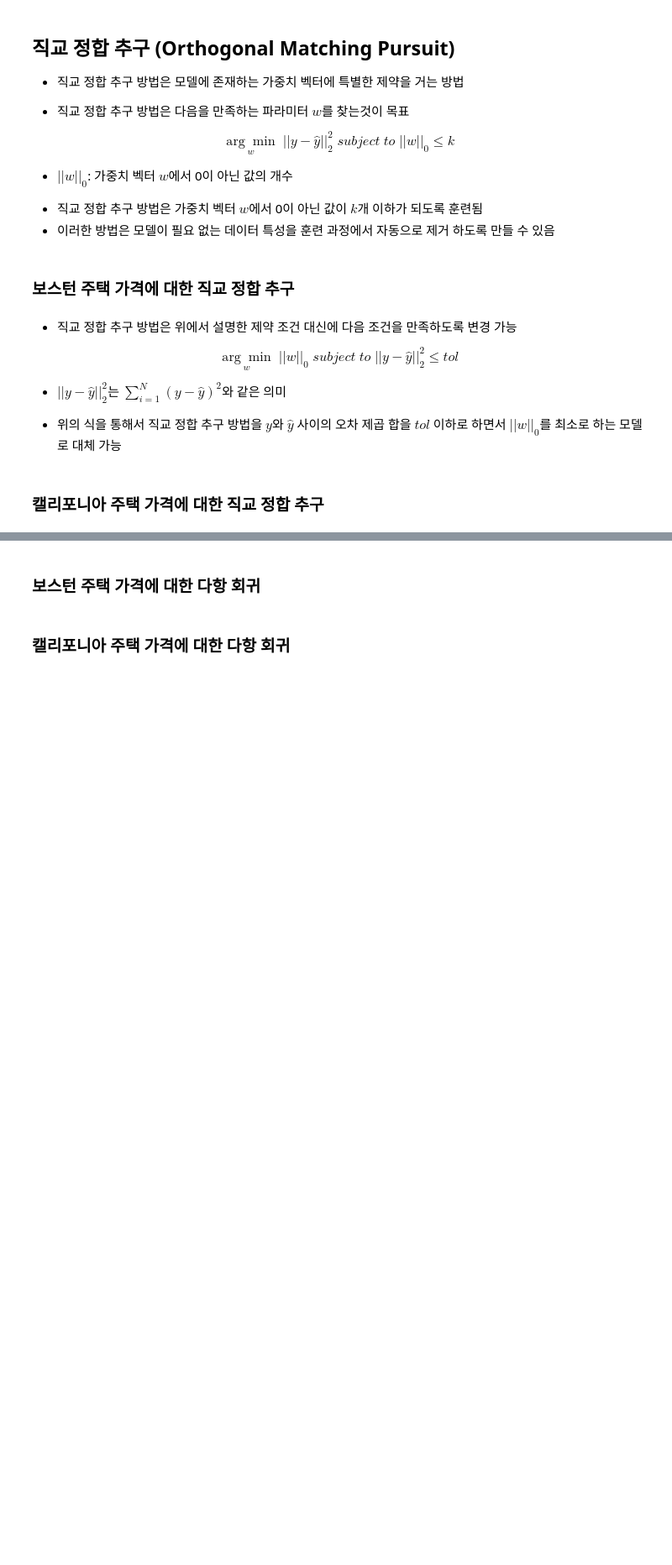
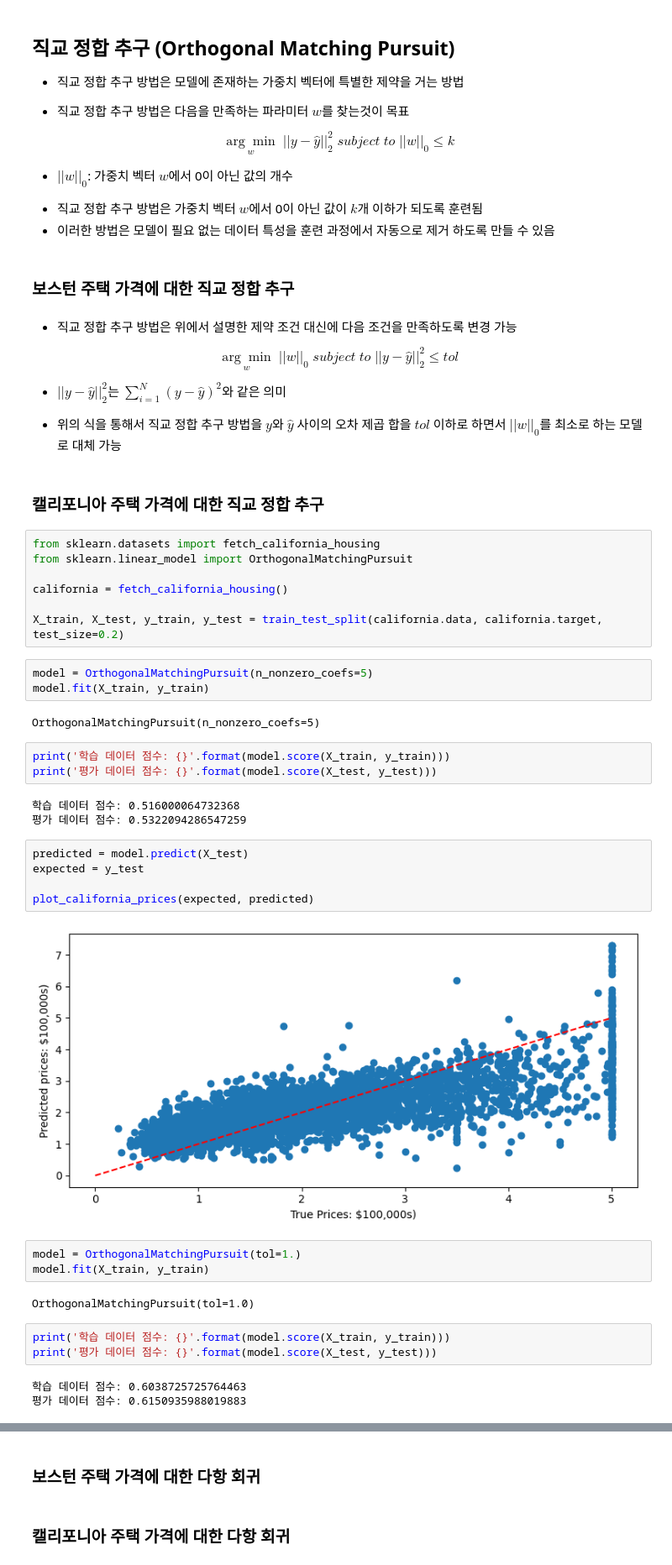
Before and after one commit to kwanization/Machine_Learning_Study, a Jupyter notebook: _3_선형_모델(Linear_Models).ipynb, the cells around one changed output, grey strips where cells are left out. Shown at 84% size. Saved outputs shown, nothing was run; the diff lists cells and outputs as text; blank space fills up the shorter version.

```diff
--- a/_3_선형_모델(Linear_Models).ipynb
+++ b/_3_선형_모델(Linear_Models).ipynb
@@ -467,3 +517,39 @@ ElasticMSE = \frac{1}{N} \sum_{i=1}^{N} (y_i - \hat{y}_i) + \alpha \rho \sum_{i=
 * 위의 식을 통해서 직교 정합 추구 방법을 $y$와 $\hat{y}$ 사이의 오차 제곱 합을 $tol$ 이하로 하면서 $||w||_0$를 최소로 하는 모델로 대체 가능
 # %% [markdown]
 ### 캘리포니아 주택 가격에 대한 직교 정합 추구
+# %%
+from sklearn.datasets import fetch_california_housing
+from sklearn.linear_model import OrthogonalMatchingPursuit
+
+california = fetch_california_housing()
+
+X_train, X_test, y_train, y_test = train_test_split(california.data, california.target, test_size=0.2)
+# %%
+model = OrthogonalMatchingPursuit(n_nonzero_coefs=5)
+model.fit(X_train, y_train)
+# %% [output]
+OrthogonalMatchingPursuit(n_nonzero_coefs=5)
+# %%
+print('학습 데이터 점수: {}'.format(model.score(X_train, y_train)))
+print('평가 데이터 점수: {}'.format(model.score(X_test, y_test)))
+# %% [output]
+학습 데이터 점수: 0.516000064732368
+평가 데이터 점수: 0.5322094286547259
+# %%
+predicted = model.predict(X_test)
+expected = y_test
+
+plot_california_prices(expected, predicted)
+# %% [output]
+[figure, added]
+# %%
+model = OrthogonalMatchingPursuit(tol=1.)
+model.fit(X_train, y_train)
+# %% [output]
+OrthogonalMatchingPursuit(tol=1.0)
+# %%
+print('학습 데이터 점수: {}'.format(model.score(X_train, y_train)))
+print('평가 데이터 점수: {}'.format(model.score(X_test, y_test)))
+# %% [output]
+학습 데이터 점수: 0.6038725725764463
+평가 데이터 점수: 0.6150935988019883
```
Also changed, not shown: parts of 21 cells of this notebook.
